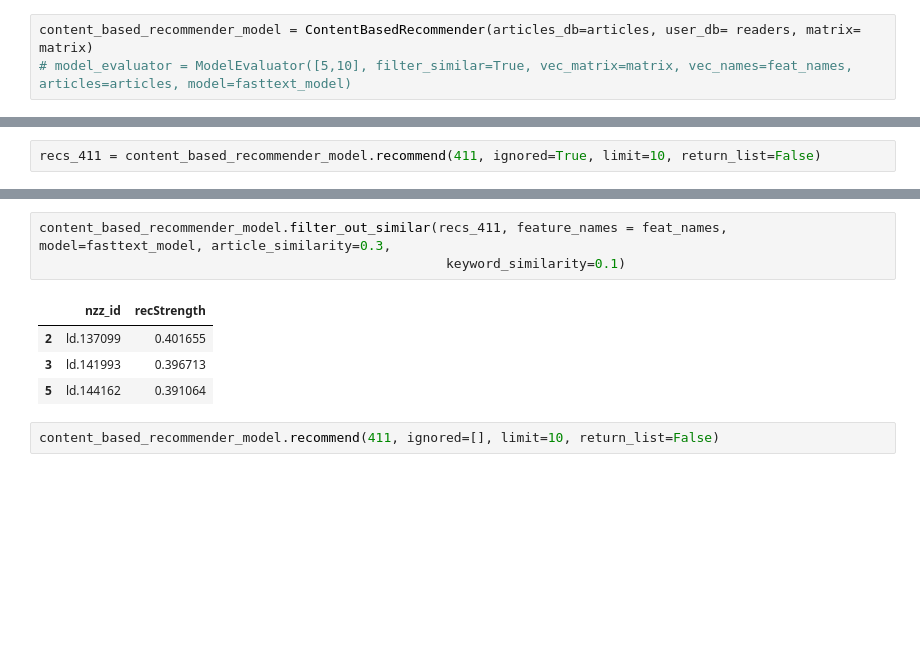
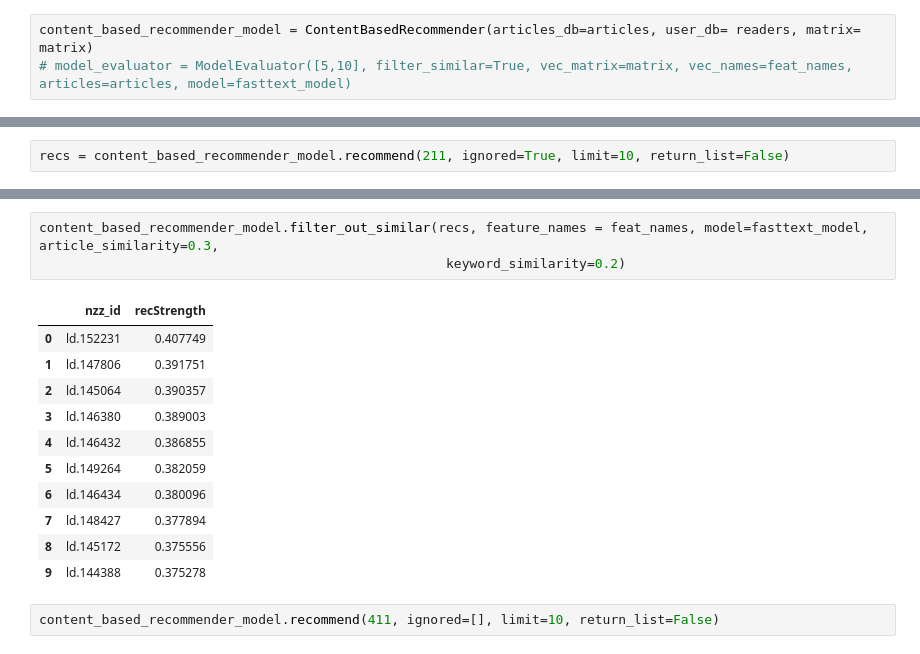
Before and after one commit to amakarewicz/RecommenderSystem, a Jupyter notebook: Agata/articles_similarity_keywords.ipynb, the cells around one changed output, grey strips where cells are left out. Cells and saved outputs as stored; diff of their text form; blank space fills up the shorter version.

```diff
--- a/Agata/articles_similarity_keywords.ipynb
+++ b/Agata/articles_similarity_keywords.ipynb
@@ -80,2 +80,2 @@ content_based_recommender_model = ContentBasedRecommender(articles_db=articles,
 # %%
-recs_411 = content_based_recommender_model.recommend(411, ignored=True, limit=10, return_list=False)
+recs = content_based_recommender_model.recommend(211, ignored=True, limit=10, return_list=False)
@@ -82,11 +135,18 @@ recs_411 = content_based_recommender_model.recommend(411, ignored=True, limit=10
 # %%
-content_based_recommender_model.filter_out_similar(recs_411, feature_names = feat_names, model=fasttext_model, article_similarity=0.3,
-                                                    keyword_similarity=0.1)
+content_based_recommender_model.filter_out_similar(recs, feature_names = feat_names, model=fasttext_model, article_similarity=0.3,
+                                                    keyword_similarity=0.2)
 # %% [output]
 |  | nzz_id | recStrength |
-| 2 | ld.137099 | 0.401655 |
-| 3 | ld.141993 | 0.396713 |
-| 5 | ld.144162 | 0.391064 |
+| 0 | ld.152231 | 0.407749 |
+| 1 | ld.147806 | 0.391751 |
+| 2 | ld.145064 | 0.390357 |
+| 3 | ld.146380 | 0.389003 |
+| 4 | ld.146432 | 0.386855 |
+| 5 | ld.149264 | 0.382059 |
+| 6 | ld.146434 | 0.380096 |
+| 7 | ld.148427 | 0.377894 |
+| 8 | ld.145172 | 0.375556 |
+| 9 | ld.144388 | 0.375278 |
 # %%
 content_based_recommender_model.recommend(411, ignored=[], limit=10, return_list=False)
 # %% [output]
```
Also changed, not shown: parts of 10 cells of this notebook, 7 other files.
